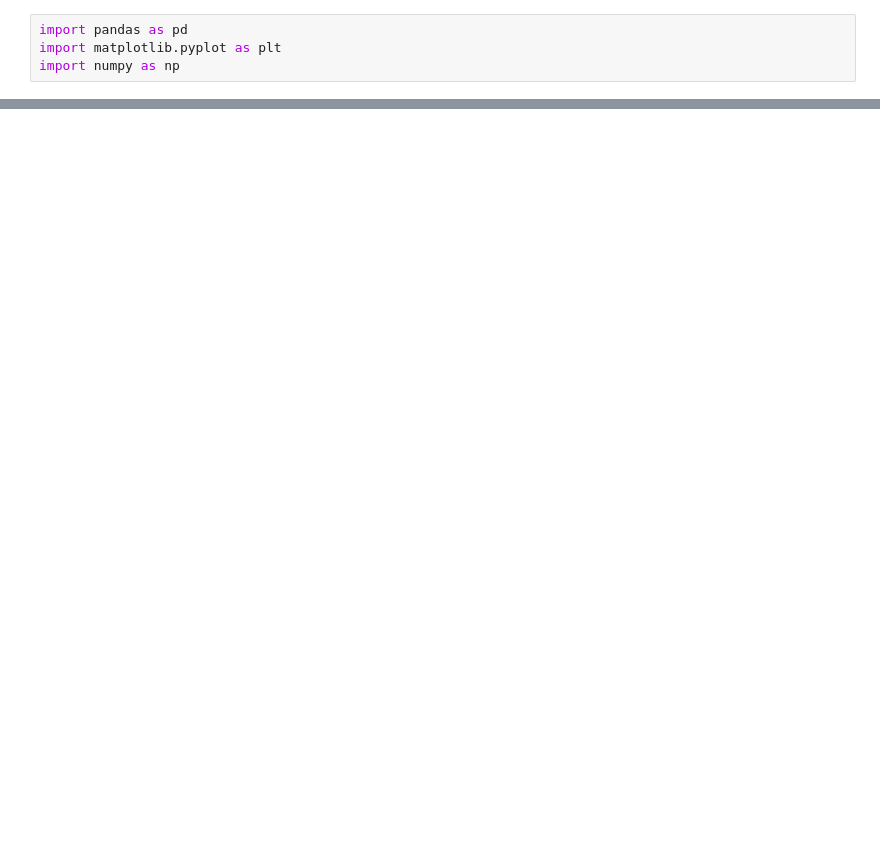
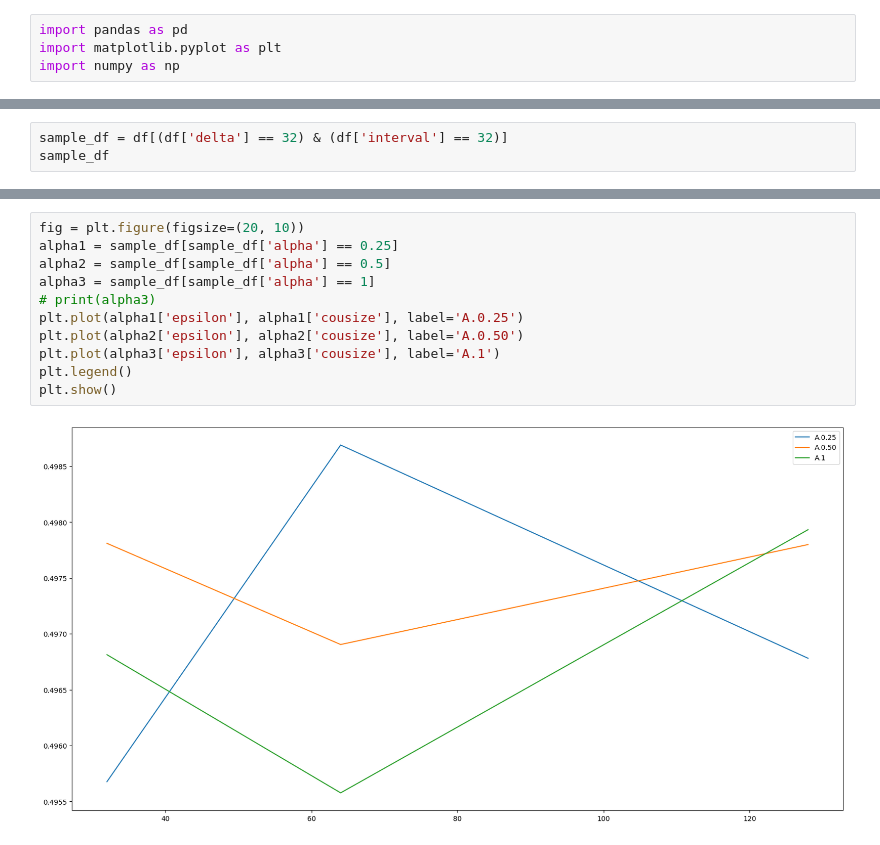
Before and after one commit to shaanzie/replay-clocks, a Jupyter notebook: Notebooks/datagrapher.ipynb, the cells around one changed output, grey strips where cells are left out. Drawn from its saved outputs; the diff is of its cells as text; blank space fills up the shorter version.

```diff
--- a/Notebooks/datagrapher.ipynb
+++ b/Notebooks/datagrapher.ipynb
@@ -50,0 +15,3 @@ No artists with labels found to put in legend.  Note that artists whose label st
+# %%
+sample_df = df[(df['delta'] == 32) & (df['interval'] == 32)]
+sample_df
@@ -50,0 +42,13 @@ No artists with labels found to put in legend.  Note that artists whose label st
+# %%
+fig = plt.figure(figsize=(20, 10))
+alpha1 = sample_df[sample_df['alpha'] == 0.25]
+alpha2 = sample_df[sample_df['alpha'] == 0.5]
+alpha3 = sample_df[sample_df['alpha'] == 1]
+# print(alpha3)
+plt.plot(alpha1['epsilon'], alpha1['cousize'], label='A.0.25')
+plt.plot(alpha2['epsilon'], alpha2['cousize'], label='A.0.50')
+plt.plot(alpha3['epsilon'], alpha3['cousize'], label='A.1')
+plt.legend()
+plt.show()
+# %% [output]
+[figure, added]
```
Also changed, not shown: parts of 5 cells of this notebook.
